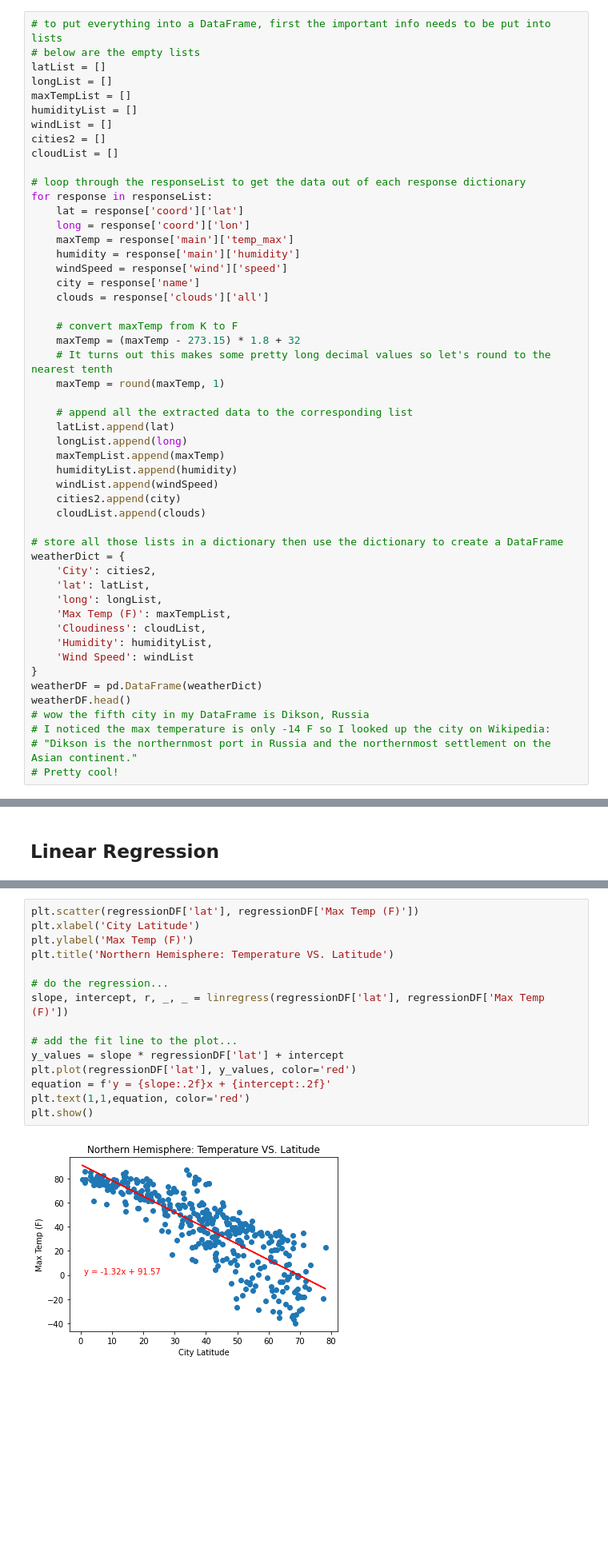
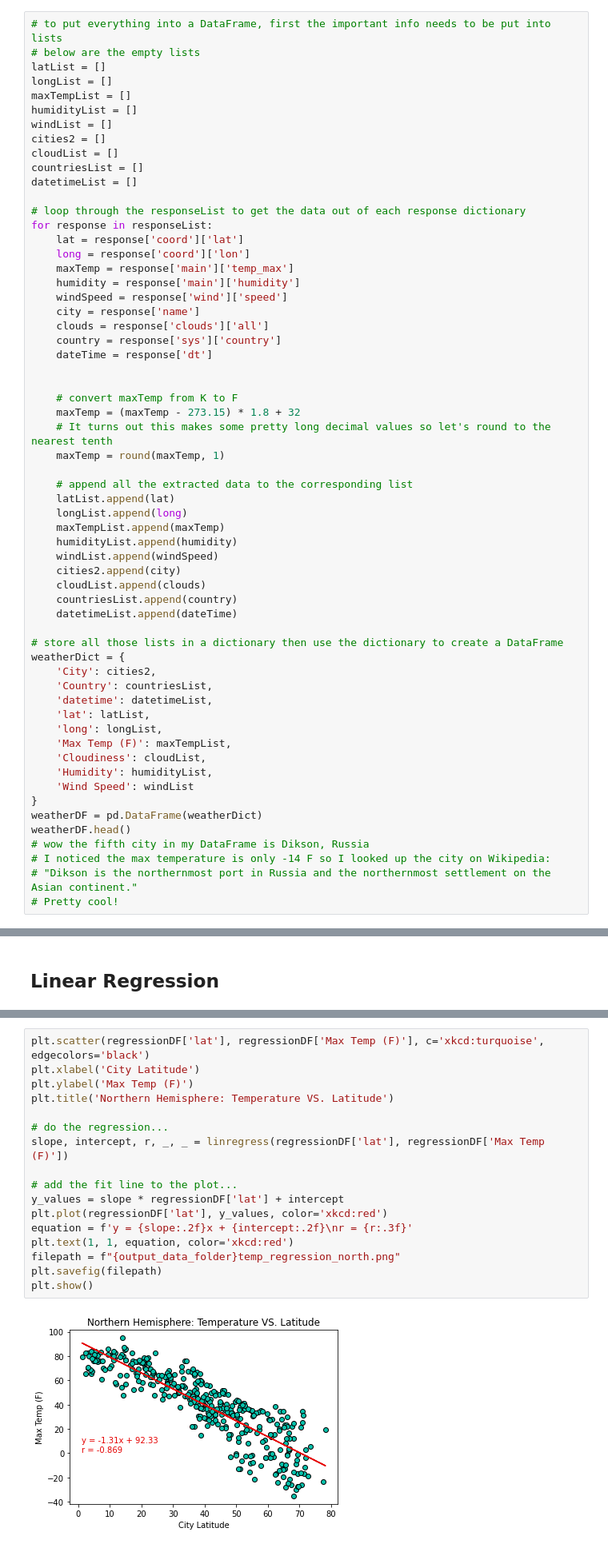
Before and after one commit to randallwvr90/python-api-challenge, a Jupyter notebook: WeatherPy.ipynb, the cells around one changed output, grey strips where cells are left out. Shown at 80% size. Cells and saved outputs as stored; diff of their text form; blank space fills up the shorter version.

```diff
--- a/WeatherPy.ipynb
+++ b/WeatherPy.ipynb
@@ -95,6 +95,8 @@ humidityList = []
 windList = []
 cities2 = []
 cloudList = []
+countriesList = []
+datetimeList = []
 
 # loop through the responseList to get the data out of each response dictionary
 for response in responseList:
@@ -105,6 +107,9 @@ for response in responseList:
     windSpeed = response['wind']['speed']
     city = response['name']
     clouds = response['clouds']['all']
+    country = response['sys']['country']
+    dateTime = response['dt']
+
 
     # convert maxTemp from K to F
     maxTemp = (maxTemp - 273.15) * 1.8 + 32
@@ -119,10 +124,14 @@ for response in responseList:
     windList.append(windSpeed)
     cities2.append(city)
     cloudList.append(clouds)
+    countriesList.append(country)
+    datetimeList.append(dateTime)
 
 # store all those lists in a dictionary then use the dictionary to create a DataFrame
 weatherDict = {
     'City': cities2,
+    'Country': countriesList,
+    'datetime': datetimeList,
     'lat': latList,
     'long': longList,
     'Max Temp (F)': maxTempList,
@@ -214,17 +254,19 @@ regressionDF.head()
 # %%
-plt.scatter(regressionDF['lat'], regressionDF['Max Temp (F)'])
+plt.scatter(regressionDF['lat'], regressionDF['Max Temp (F)'], c='xkcd:turquoise', edgecolors='black')
 plt.xlabel('City Latitude')
 plt.ylabel('Max Temp (F)')
 plt.title('Northern Hemisphere: Temperature VS. Latitude')
 
 # do the regression...
 slope, intercept, r, _, _ = linregress(regressionDF['lat'], regressionDF['Max Temp (F)'])
 
 # add the fit line to the plot...
 y_values = slope * regressionDF['lat'] + intercept
-plt.plot(regressionDF['lat'], y_values, color='red')
-equation = f'y = {slope:.2f}x + {intercept:.2f}'
-plt.text(1,1,equation, color='red')
+plt.plot(regressionDF['lat'], y_values, color='xkcd:red')
+equation = f'y = {slope:.2f}x + {intercept:.2f}\nr = {r:.3f}'
+plt.text(1, 1, equation, color='xkcd:red')
+filepath = f"{output_data_folder}temp_regression_north.png"
+plt.savefig(filepath)
 plt.show()
 # %% [output]
-[figure, old version]
+[figure, new version]
```
Also changed, not shown: parts of 34 cells of this notebook, 16 other files.
